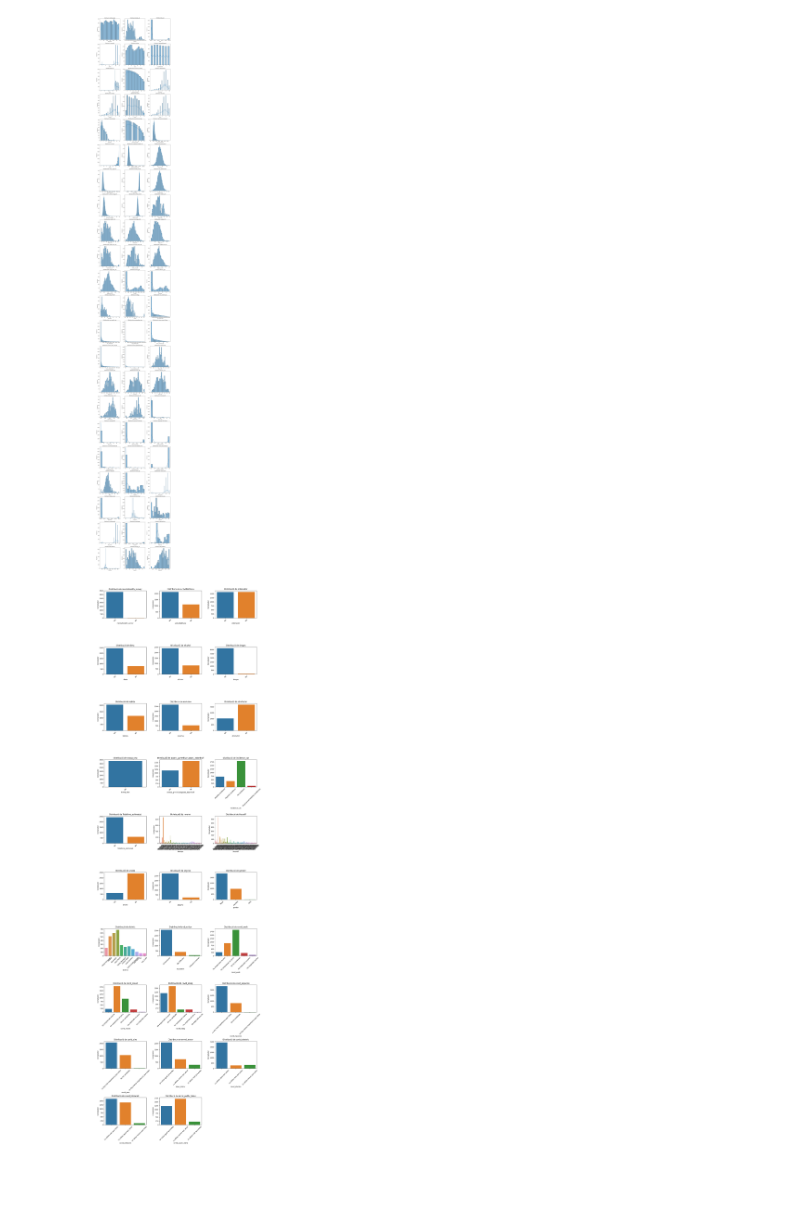
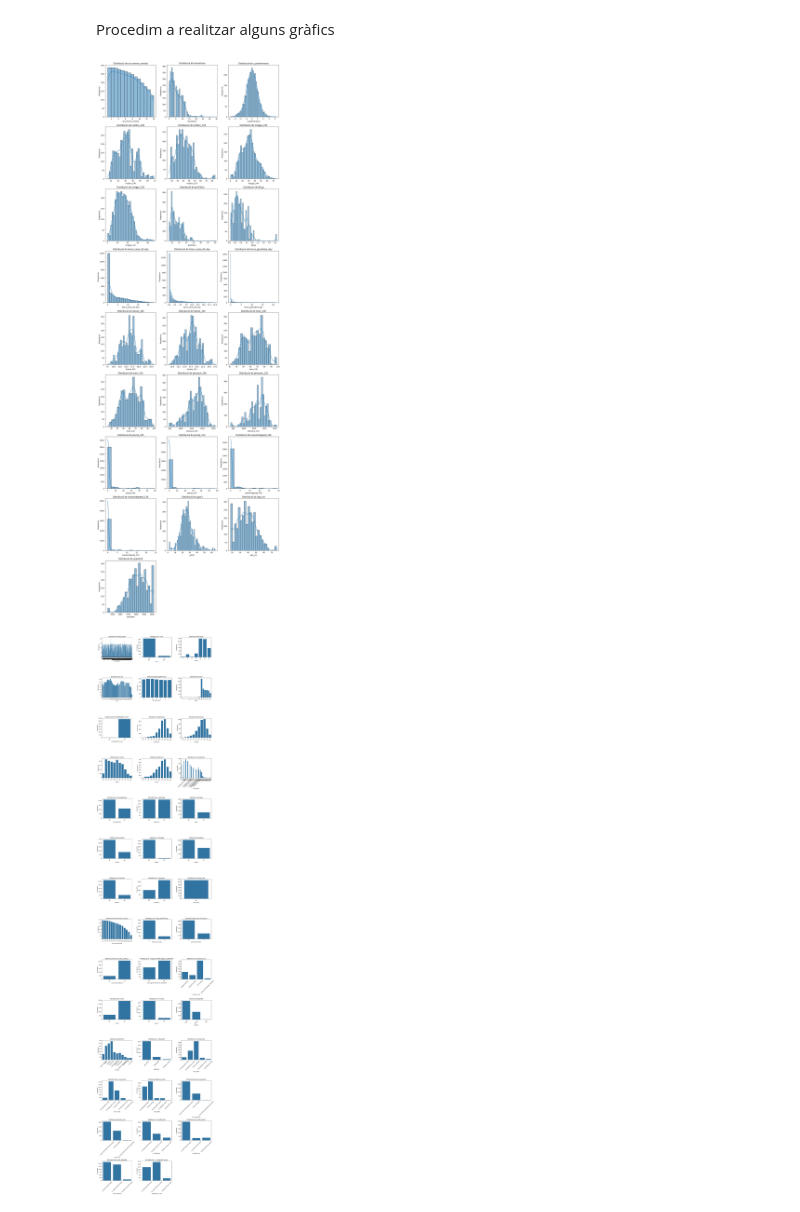
Before and after one commit to adraco007/Pollution_Health_BCN, a Jupyter notebook: practica1.ipynb, the cells around one changed output. Drawn from its saved outputs; the diff is of its cells as text; code cells hidden in the pictures; blank space fills up the shorter version.

```diff
--- a/practica1.ipynb
+++ b/practica1.ipynb
@@ -39,0 +27,8 @@ import math
+# %%
+list_to_cat = ['ID_Zenodo', 'year', 'month', 'day', 'dayoftheweek', 'hour',
+               'mentalhealth_survey', 'bienestar', 'energia', 'estres', 'sueno',
+               'occurrence_stroop', 'precip_12h_binary', 'precip_24h_binary',
+               'noise_total_LDEN_55']
+
+for name in list_to_cat:
+    df[name] = df[name].astype('category')
@@ -40,44 +38,56 @@ import math
+# %%
+eliminations = ['date_all', 'mean_incongruent', 'correct', 'response_duration_ms',
+                'mean_congruent', 'performance', 'inhib_control', 'z_mean_incongruent',
+                'z_inhib_control', 'no2bcn_12h_x30', 'no2bcn_24h_x30', 'no2gps_12h_x30',
+                'no2gps_24h_x30', 'min_gps', 'hour_gps', 'sec_noise55_day', 'sec_noise65_day',
+                'sec_greenblue_day', 'Houron', 'Houroff', 'start_day', 'start_month', 'start_year',
+                'start_hour', 'end_day', 'end_month', 'end_year', 'end_hour', 'Totaltime',
+                'Totaltime_estimated']
+df = df.drop(eliminations, axis=1)
+# %% [markdown]
+Procedim a realitzar alguns gràfics
+# %%
+# Gráfics de distribució per variables numèriques
+num_cols = df.select_dtypes(include='number').columns
+num_plots = len(num_cols)
+num_rows = math.ceil(num_plots / 3)
+
+fig, axs = plt.subplots(num_rows, 3, figsize=(15, num_rows*5))
+axs = axs.ravel()
+
+for i in range(len(axs)):
+    if i < len(num_cols):
+        sns.histplot(df[num_cols[i]], kde=True, ax=axs[i])
+        axs[i].set_title(f'Distribució de {num_cols[i]}')
+        axs[i].set_xlabel(num_cols[i])
+        axs[i].set_ylabel('Frequència')
+    else:
+        fig.delaxes(axs[i])
+
+plt.tight_layout()
+plt.show()
+# %% [output]
+[figure, added]
 # %%
-# Gráfics de distribució per variables numèriques
-num_cols = df.select_dtypes(include='number').columns
-num_plots = len(num_cols)
-num_rows = math.ceil(num_plots / 3)
-
-fig, axs = plt.subplots(num_rows, 3, figsize=(15, num_rows*5))
-axs = axs.ravel()
-
-for i in range(len(axs)):
-    if i < len(num_cols):
-        sns.histplot(df[num_cols[i]], kde=True, ax=axs[i])
-        axs[i].set_title(f'Distribució de {num_cols[i]}')
-        axs[i].set_xlabel(num_cols[i])
-        axs[i].set_ylabel('Frequència')
-    else:
-        fig.delaxes(axs[i])
-
-plt.tight_layout()
-plt.show()
-
 # Gráfics de barres per variables categòriques
-cat_cols = df.select_dtypes(include='object').columns
+cat_cols = df.select_dtypes(include=['object', 'category']).columns
 cat_plots = len(cat_cols)
 cat_rows = math.ceil(cat_plots / 3)
 
 fig, axs = plt.subplots(cat_rows, 3, figsize=(15, cat_rows*5))
 axs = axs.ravel()
 
 for i in range(len(axs)):
     if i < len(cat_cols):
         sns.countplot(data=df, x=cat_cols[i], ax=axs[i])
         axs[i].set_title(f'Distribució de {cat_cols[i]}')
         axs[i].set_xlabel(cat_cols[i])
         axs[i].set_ylabel('Comptador')
         axs[i].tick_params(axis='x', rotation=45)
     else:
         fig.delaxes(axs[i])
 
 plt.tight_layout()
 plt.show()
 # %% [output]
-[figure, old version]
+[figure, new version]
-[figure, removed]
```
Also changed, not shown: parts of 16 cells of this notebook.
